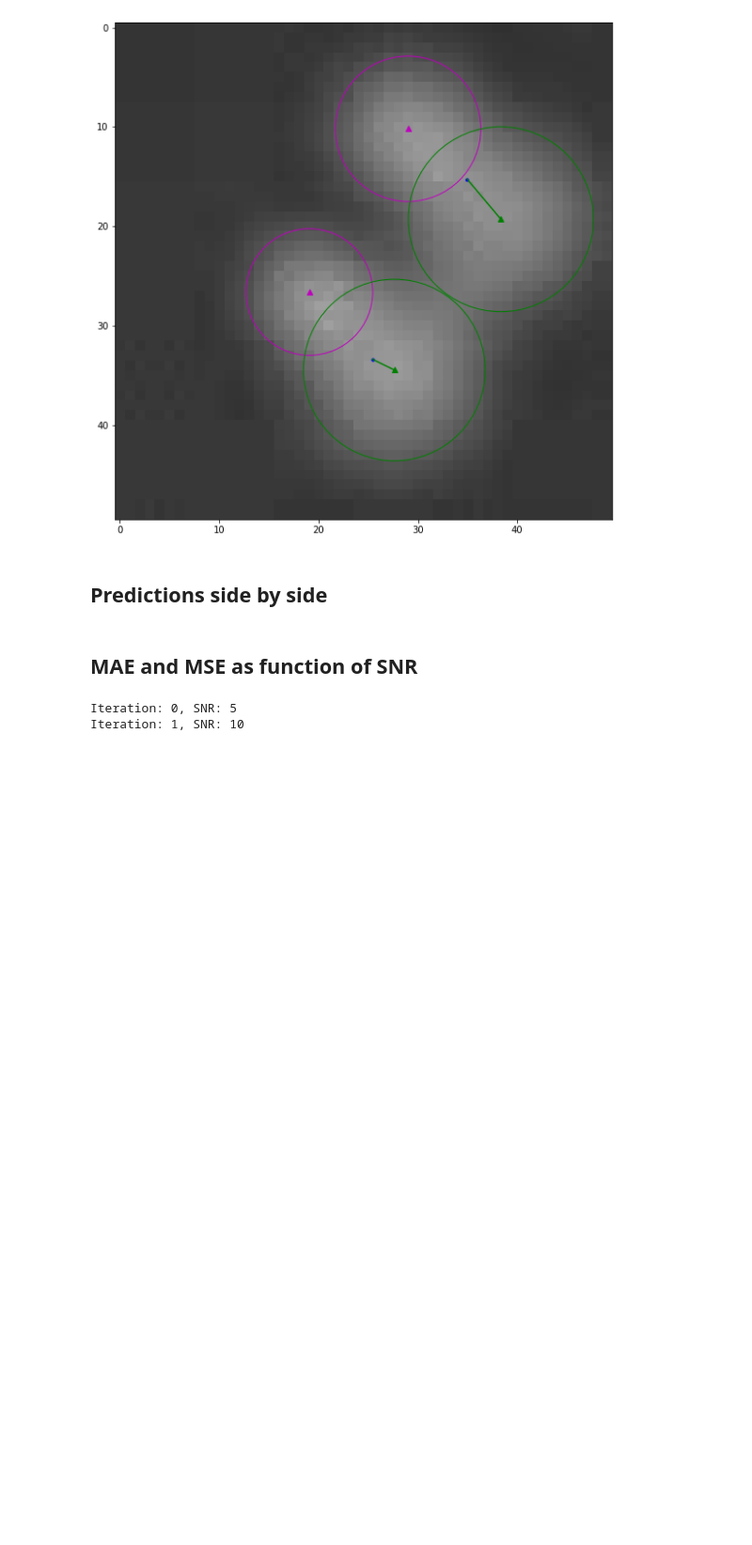
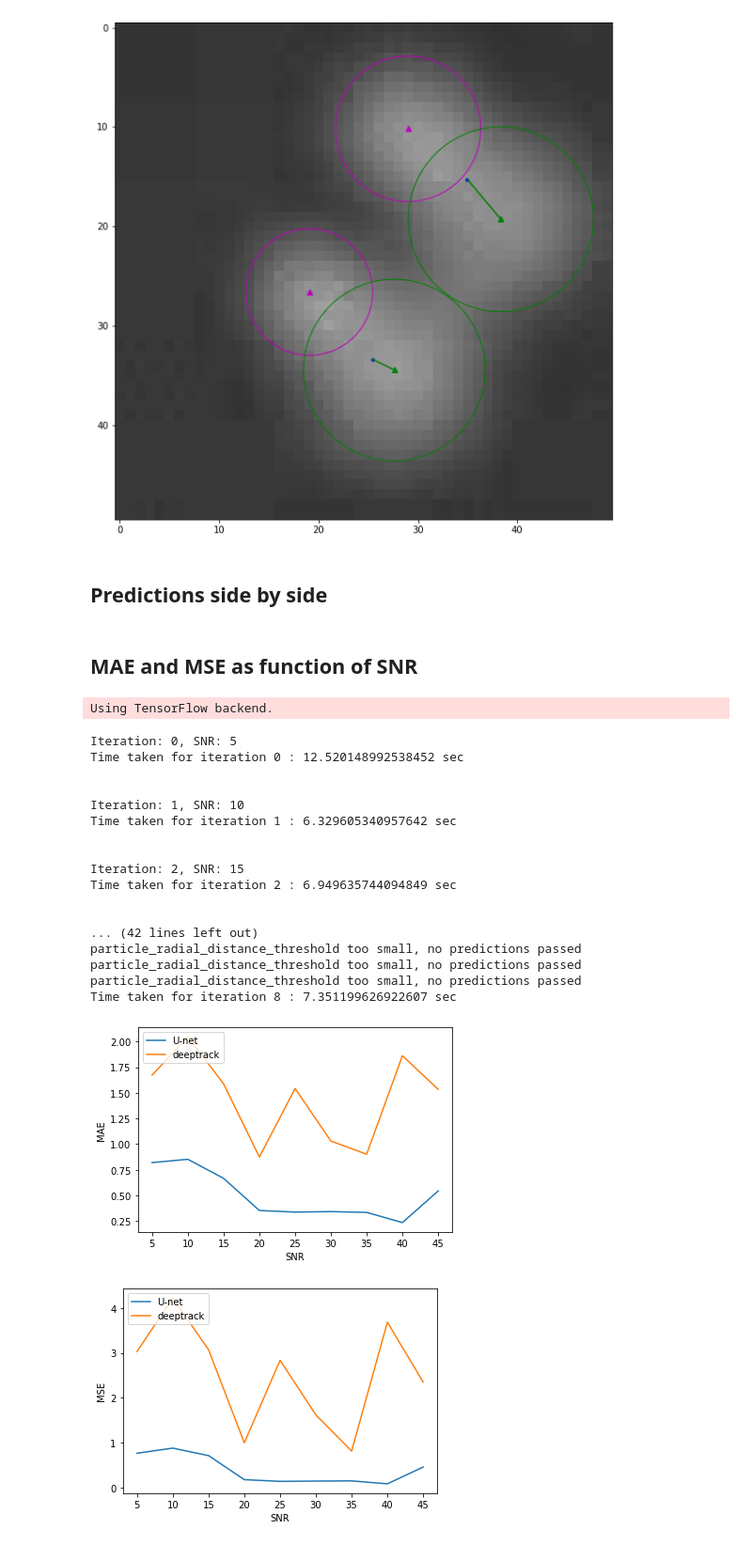
Before and after one commit to FredrikMeisingseth/DeepTrack, a Jupyter notebook: DeepTrack 1.0/single particle benchmarking.ipynb, the cells around one changed output. Shown: that part at 94% size. Saved outputs shown, nothing was run; the diff lists cells and outputs as text; code cells hidden in the pictures; blank space fills up the shorter version.

```diff
--- a/DeepTrack 1.0/single particle benchmarking.ipynb
+++ b/DeepTrack 1.0/single particle benchmarking.ipynb
@@ -15,6 +15,9 @@ tf.config.experimental.set_memory_growth(gpus[0], False)
 # %% [markdown]
 ## Generate images using our method
 # %%
+import os
+import glob
+
 def get_image_parameters_preconfig(image_size=256):
     from numpy.random import uniform, randint
     from numpy import ones
@@ -55,6 +58,11 @@ get_image_parameters_function=lambda: get_image_parameters_preconfig(image_size
 batch_images,batch_labels,batch_predictions, particle_positions_and_radiuses = IG.get_batch(get_image_parameters_function = get_image_parameters_function,batch_size=10, include_particle_positions_radii_and_intensities = True)
 number_of_images_to_save = 10
 
+
+files = glob.glob('./images/*')
+for f in files:
+    os.remove(f)
+
 for image_number,image in enumerate(batch_images):
     if image_number>=number_of_images_to_save:
         break
@@ -181,7 +190,7 @@ def image_parameters_function(lower_limit_SNR, higher_limit_SNR, image_size = 25
 
     #particle_number = randint(1, 3)
     particle_number = 1
-    particle_radius_list = uniform(3, 8, particle_number)
+    particle_radius_list = uniform(1, 3, particle_number)
     (particle_center_x_list, particle_center_y_list) = IG.get_particle_positions(particle_radius_list, image_size)
 
     particle_bessel_orders_list = []
@@ -209,38 +218,53 @@ def image_parameters_function(lower_limit_SNR, higher_limit_SNR, image_size = 25
 # %%
 from numpy import zeros
 import matplotlib.pyplot as plt
+import os
+import glob
+import time
 
-number_of_images_to_save = 1000
+number_of_images_to_save = 10
 model = unet.create_unet(pretrained_weights = "unet_particle.hdf5")
 
-particle_radial_distance_threshold = 30
-particle_maximum_interdistance = 10
+particle_radial_distance_threshold = 10
+particle_maximum_interdistance = 7
 
 
-SNRs = range(5,100,5)
+SNRs = range(5,50,5)
 unet_MAE = zeros(len(SNRs))
 unet_MSE = zeros(len(SNRs))
 DT_MAE = zeros(len(SNRs))
 DT_MSE = zeros(len(SNRs))
 
+files = glob.glob('./images/*')
+for f in files:
+    os.remove(f)
+
+
+verbose = True
 
 for itt,lower_SNR in enumerate(SNRs,0):
-    print("Iteration: {}, SNR: {}".format(itt, lower_SNR))
+    if(verbose):
+        print("Iteration: {}, SNR: {}".format(itt, lower_SNR))
+        t = time.time()
 
     get_image_parameters_function=lambda: image_parameters_function(lower_SNR,lower_SNR + 5,image_size = 51)
 
     batch_images,batch_labels,batch_predictions, particle_positions_and_radiuses = IG.get_batch(get_image_parameters_function = get_image_parameters_function,
-                                                                                                batch_size=1000,
+                                                                                                batch_size=number_of_images_to_save,
                                                                                                 include_particle_positions_radii_and_intensities = True,
                                                                                                 verbose = False)
+
+
+
+
 
     for image_number,image in enumerate(batch_images):
         if image_number>=number_of_images_to_save:
             break
-
-        filepath = './images/frame{}.jpg'.format(str(image_number))
-        image = image*255
-        cv2.imwrite(filepath,image)
+        else:
+            filepath = './images/frame{}.jpg'.format(str(image_number))
+            image = image*255
+            cv2.imwrite(filepath,image)
 
     cv2.destroyAllWindows()
 
@@ -252,7 +276,7 @@ for itt,lower_SNR in enumerate(SNRs,0):
     video = cv2.VideoCapture("output.mp4")
     (number_frames_to_be_tracked, frames, predicted_positions_wrt_frame, predicted_positions_wrt_box,
         boxes_all) = DT.track_video("output.mp4",
-                                    dt_model,box_half_size = 18,box_scanning_step = 3,
+                                    dt_model,box_half_size = 8,box_scanning_step = 2,
                                     frame_normalize = 0,frame_enhance = 1,
                                     number_frames_to_be_tracked = 0)
 
@@ -287,32 +311,56 @@ for itt,lower_SNR in enumerate(SNRs,0):
 
     predicted_positions_unet = benchmark.get_predicted_positions_unet(number_frames_to_be_tracked,
                                                                       batch_predictions_unet,
                                                                       video_width,
                                                                       video_height)
 
 
     nr_real_particles,nr_predictions,nr_TP,nr_FP,TP,FP_unet,links_unet,MAE,MSE = benchmark.hits_and_misses(number_frames_to_be_tracked,
                                                                       predicted_positions_unet,
                                                                       particle_positions_and_radiuses,
                                                                       long_return = True)
 
     unet_MAE[itt] = MAE
     unet_MSE[itt] = MSE
 
+    if(verbose):
+        time_taken = time.time() - t
+        print("Time taken for iteration {} : {} sec".format(itt,time_taken))
+        print()
+        print()
+
 
 plt.plot(SNRs,unet_MAE,label = "U-net")
 plt.plot(SNRs,DT_MAE, label = "deeptrack")
 plt.legend(loc="upper left")
 plt.xlabel("SNR")
 plt.ylabel("MAE")
 plt.show()
 
 plt.plot(SNRs,unet_MSE,label = "U-net")
 plt.plot(SNRs,DT_MSE, label = "deeptrack")
 plt.legend(loc="upper left")
 plt.xlabel("SNR")
 plt.ylabel("MSE")
 plt.show()
 # %% [output]
-Iteration: 0, SNR: 5
-Iteration: 1, SNR: 10
+Using TensorFlow backend.
+Iteration: 0, SNR: 5
+Time taken for iteration 0 : 12.520148992538452 sec
+
+
+Iteration: 1, SNR: 10
+Time taken for iteration 1 : 6.329605340957642 sec
+
+
+Iteration: 2, SNR: 15
+Time taken for iteration 2 : 6.949635744094849 sec
+
+
+... (42 lines left out)
+particle_radial_distance_threshold too small, no predictions passed
+particle_radial_distance_threshold too small, no predictions passed
+particle_radial_distance_threshold too small, no predictions passed
+Time taken for iteration 8 : 7.351199626922607 sec
+[figure, added]
+[figure, added]
```
Also changed, not shown: parts of 3 cells of this notebook, 2 other files.
